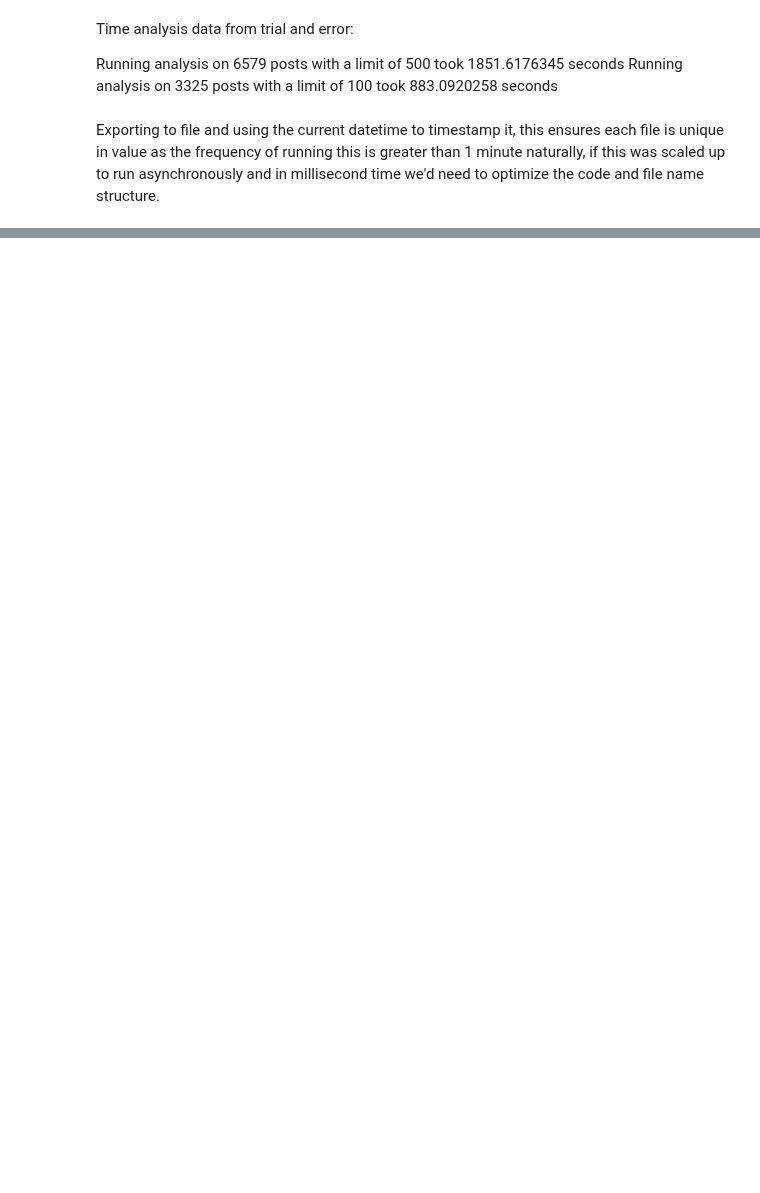
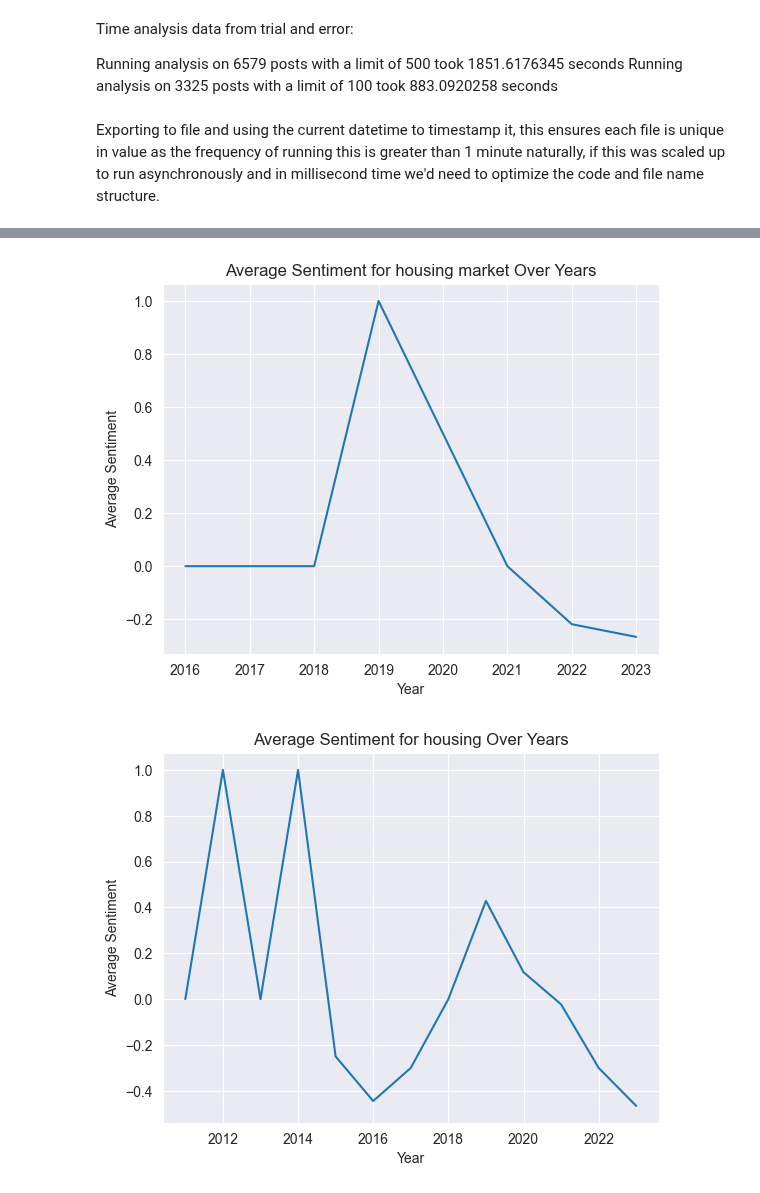
Before and after one commit to sbs23066/CA2---Irish-Construction-Project, a Jupyter notebook: reddit.ipynb, the cells around one changed output, grey strips where cells are left out. Drawn from its saved outputs; the diff is of its cells as text; code cells hidden in the pictures; blank space fills up the shorter version.

```diff
--- a/reddit.ipynb
+++ b/reddit.ipynb
@@ -255,0 +334,22 @@ data.to_csv(fileName,index=False)
+# %%
+
+df['Year'] = df['Created'].astype(int)
+
+sentiment_mapping = {'neg': -1, 'neu': 0, 'pos': 1}
+df['sentiment_value'] = df['label'].map(sentiment_mapping)
+
+topic_columns = ['housing market', 'housing', 'property', 'real estate', 'construction', 'building', 'infrastructure', 'labor', 'wages']
+
+#average sentiment for each topic by year
+for column in topic_columns:
+    topic_df = df[df[column] == 1]
+    avg_sentiment_by_year = topic_df.groupby('Year')['sentiment_value'].mean()
+
+    avg_sentiment_by_year.plot()
+    plt.title(f'Average Sentiment for {column} Over Years')
+    plt.xlabel('Year')
+    plt.ylabel('Average Sentiment')
+    plt.show()
+# %% [output]
+[figure, added]
+[figure, added]
```
Also changed, not shown: parts of 10 cells of this notebook.
